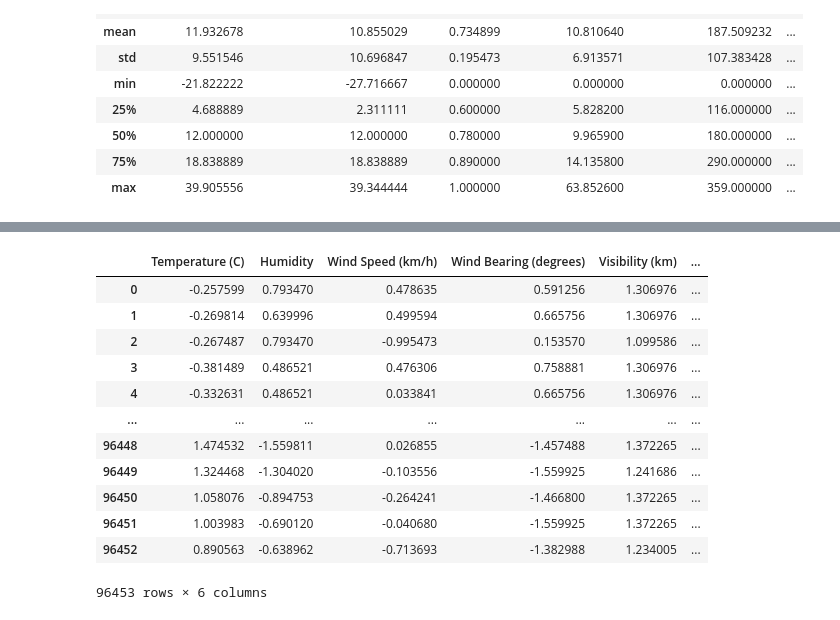
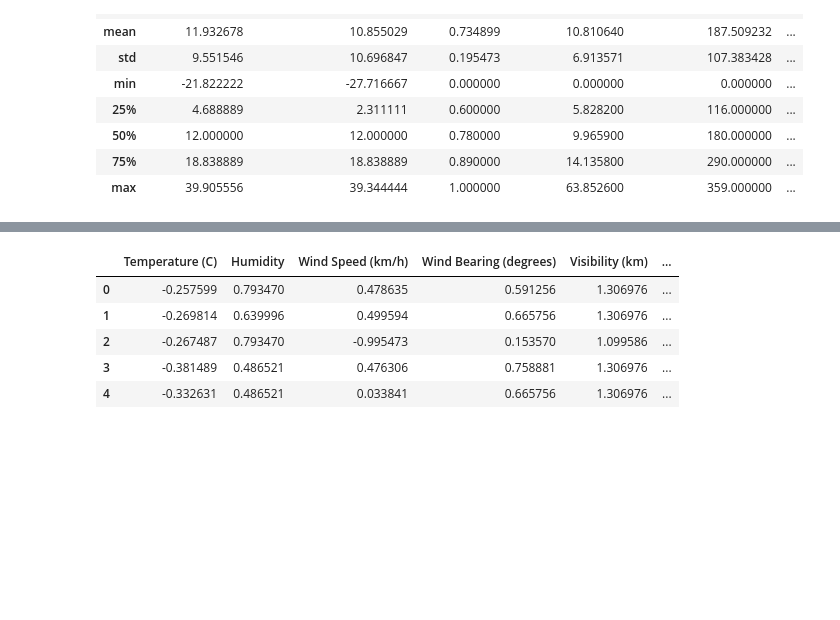
Before and after one commit to SATVIK2204/Data-Science-Projects, a Jupyter notebook: Linear Regression.ipynb, the cells around one changed output, grey strips where cells are left out. Drawn from its saved outputs; the diff is of its cells as text; code cells hidden in the pictures; blank space fills up the shorter version.

```diff
--- a/Linear Regression.ipynb
+++ b/Linear Regression.ipynb
@@ -141,20 +132,13 @@ scaler=StandardScaler()
 scaled_values=scaler.fit_transform(X.values)
 X=pd.DataFrame(scaled_values,index=X.index,columns=X.columns)
 # %%
-X
+X.head()
 # %% [output]
 |  | Temperature (C) | Humidity | Wind Speed (km/h) | Wind Bearing (degrees) | Visibility (km) | ... |
 | 0 | -0.257599 | 0.793470 | 0.478635 | 0.591256 | 1.306976 | ... |
 | 1 | -0.269814 | 0.639996 | 0.499594 | 0.665756 | 1.306976 | ... |
 | 2 | -0.267487 | 0.793470 | -0.995473 | 0.153570 | 1.099586 | ... |
 | 3 | -0.381489 | 0.486521 | 0.476306 | 0.758881 | 1.306976 | ... |
 | 4 | -0.332631 | 0.486521 | 0.033841 | 0.665756 | 1.306976 | ... |
-| ... | ... | ... | ... | ... | ... | ... |
-| 96448 | 1.474532 | -1.559811 | 0.026855 | -1.457488 | 1.372265 | ... |
-| 96449 | 1.324468 | -1.304020 | -0.103556 | -1.559925 | 1.241686 | ... |
-| 96450 | 1.058076 | -0.894753 | -0.264241 | -1.466800 | 1.372265 | ... |
-| 96451 | 1.003983 | -0.690120 | -0.040680 | -1.559925 | 1.372265 | ... |
-| 96452 | 0.890563 | -0.638962 | -0.713693 | -1.382988 | 1.234005 | ... |
-96453 rows × 6 columns
 # %%
 fig,ax=plt.subplots(1,2)
```
Also changed, not shown: parts of 11 cells of this notebook.
